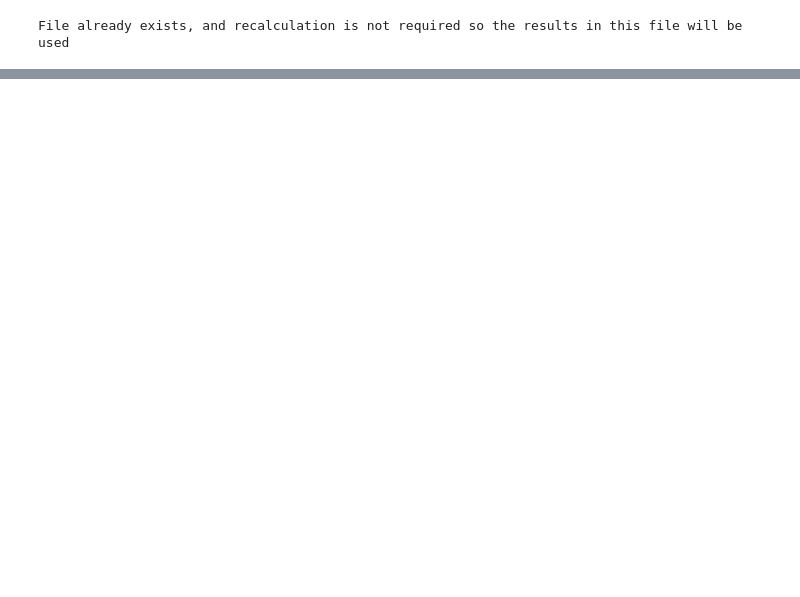
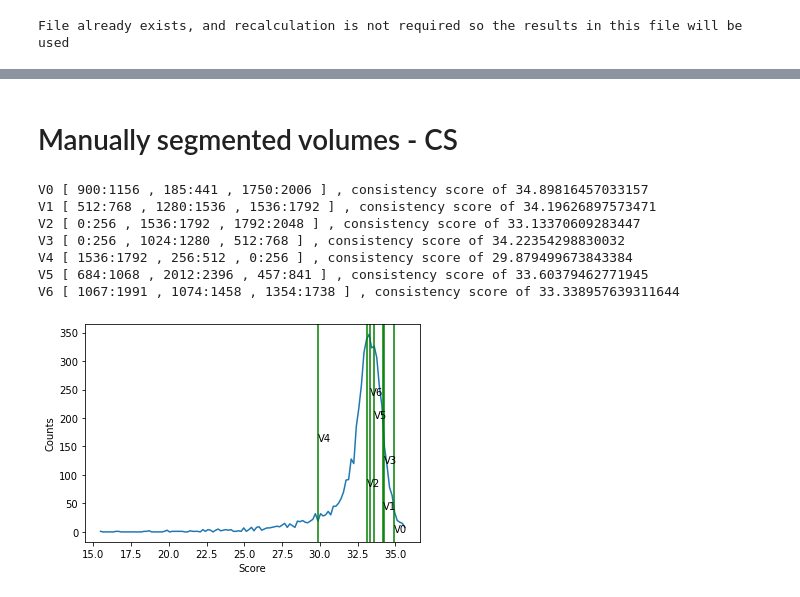
Before and after one commit to rosalindfranklininstitute/LeopardGecko, a Jupyter notebook: GenerateReportAndAutoPointsOfInterest.ipynb, the cells around one changed output, grey strips where cells are left out. Drawn from its saved outputs; the diff is of its cells as text; code cells hidden in the pictures; blank space fills up the shorter version.

```diff
--- a/GenerateReportAndAutoPointsOfInterest.ipynb
+++ b/GenerateReportAndAutoPointsOfInterest.ipynb
@@ -49,0 +86,7 @@ Consistency score whole volume average = 31.63297872567528
+# %%
+cscore_segm = None
+if len(mySegmentedVolumes)>0 :
+    g =mySegmentedVolumes[0]
+    cscore_segm = predicteddata_lg.getWeightedValueAverageOfVolume( g )
+    print ("Manually segmented volume [ {}:{} , {}:{} , {}:{} ] has consistency score of {} .". \
+      format( g[0], g[1] , g[2],g[3] , g[4],g[5] ,  cscore_segm) )
@@ -105,0 +189,30 @@ importlib.reload(lg)
+# %% [markdown]
+# Manually segmented volumes - CS
+# %%
+#Create a new histogram with the pre-segmented volume scores highlighted
+plt.plot(scoredata_lg.histogram_bins, scoredata_lg.histogram)
+plt.xlabel('Score')
+plt.ylabel('Counts')
+
+hmax = np.amax(scoredata_lg.histogram)
+
+for i in range( len(mySegmentedVolumes) ):
+    #For each of the segmented volumes, calculates the Consistency Score
+    g =mySegmentedVolumes[i]
+    cscore_segm = predicteddata_lg.getWeightedValueAverageOfVolume( g )
+    plt.axvline( cscore_segm , color='green')
+    #plt.annotate("V{}".format(i) , (cscore_segm , (hmax / predicteddata_lg.vmax * cscore_segm) ) )
+    plt.annotate("V{}".format(i) , (cscore_segm , i*40 ) )
+
+    print ("V{} [ {}:{} , {}:{} , {}:{} ] , consistency score of {}". \
+      format( i, g[0], g[1] , g[2],g[3] , g[4],g[5] ,  cscore_segm) )
+#plt.show()
+# %% [output]
+V0 [ 900:1156 , 185:441 , 1750:2006 ] , consistency score of 34.89816457033157
+V1 [ 512:768 , 1280:1536 , 1536:1792 ] , consistency score of 34.19626897573471
+V2 [ 0:256 , 1536:1792 , 1792:2048 ] , consistency score of 33.13370609283447
+V3 [ 0:256 , 1024:1280 , 512:768 ] , consistency score of 34.22354298830032
+V4 [ 1536:1792 , 256:512 , 0:256 ] , consistency score of 29.879499673843384
+V5 [ 684:1068 , 2012:2396 , 457:841 ] , consistency score of 33.60379462771945
+V6 [ 1067:1991 , 1074:1458 , 1354:1738 ] , consistency score of 33.338957639311644
+[figure, added]
```
Also changed, not shown: parts of 14 cells of this notebook, 2 other files.
